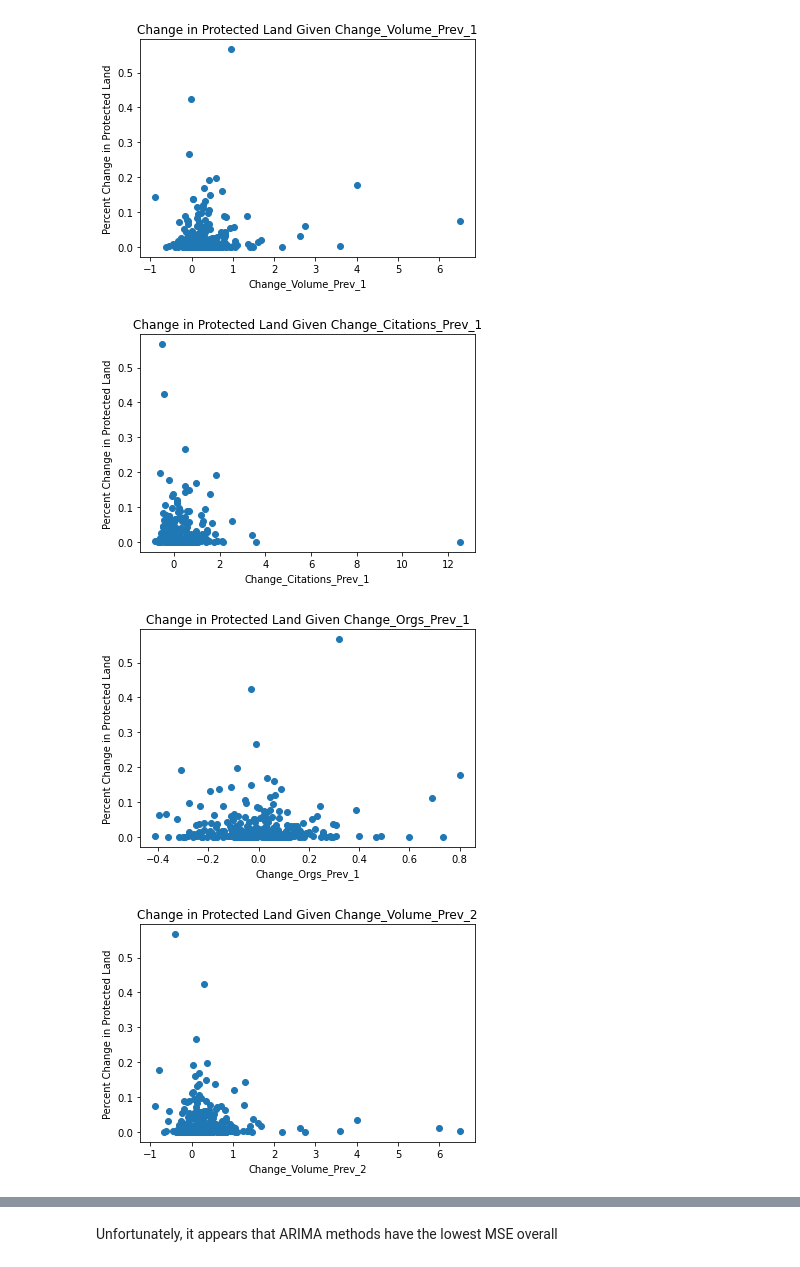
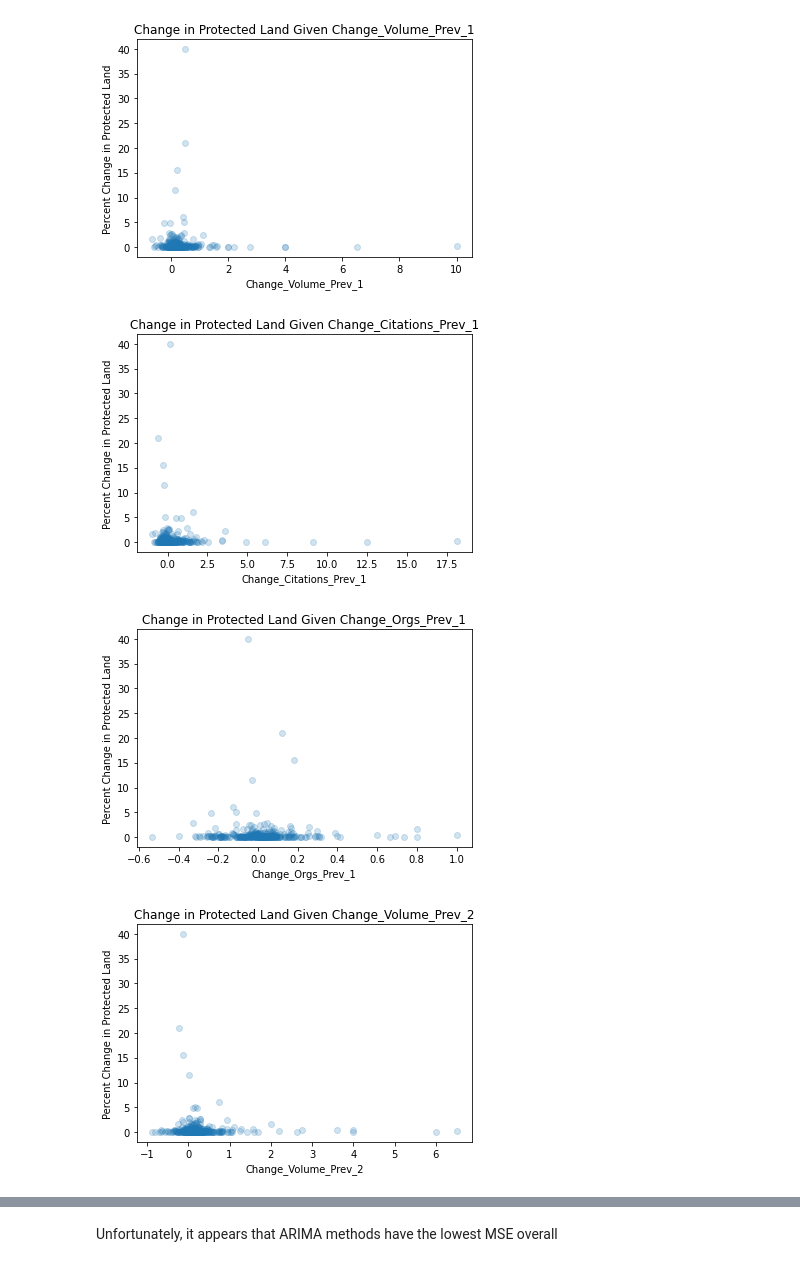
Before and after one commit to btiv/DSS_Final_Proj, a Jupyter notebook: model_fitting.ipynb, the cells around one changed output, grey strips where cells are left out. Saved outputs shown, nothing was run; the diff lists cells and outputs as text; code cells hidden in the pictures.

```diff
--- a/model_fitting.ipynb
+++ b/model_fitting.ipynb
@@ -212,8 +162,9 @@ len(y_train_agg)
 # %%
+# visualize features vs response
 import matplotlib.pyplot as plt
 
-for column_name in X_train_agg.columns:
-    plt.scatter(X_train_agg[column_name], y_train_agg)
+for column_name in X_train_increase.columns:
+    plt.scatter(X_train_increase[column_name], y_increase_train, alpha=0.2)
     plt.title(f'Change in Protected Land Given {column_name}')
     plt.xlabel(f'{column_name}')
     plt.ylabel('Percent Change in Protected Land')
@@ -225,4 +176,4 @@ for column_name in X_train_agg.columns:
-[figure, old version]
+[figure, new version]
-[figure, old version]
+[figure, new version]
-[figure, old version]
+[figure, new version]
-[figure, old version]
+[figure, new version]
```
Also changed, not shown: parts of 46 cells of this notebook.
